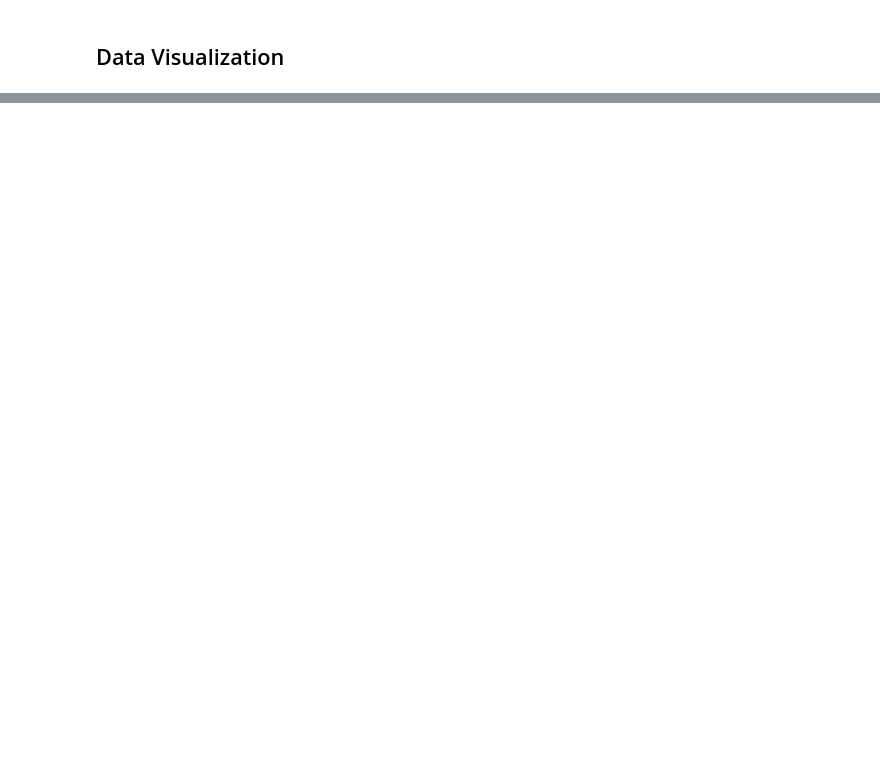
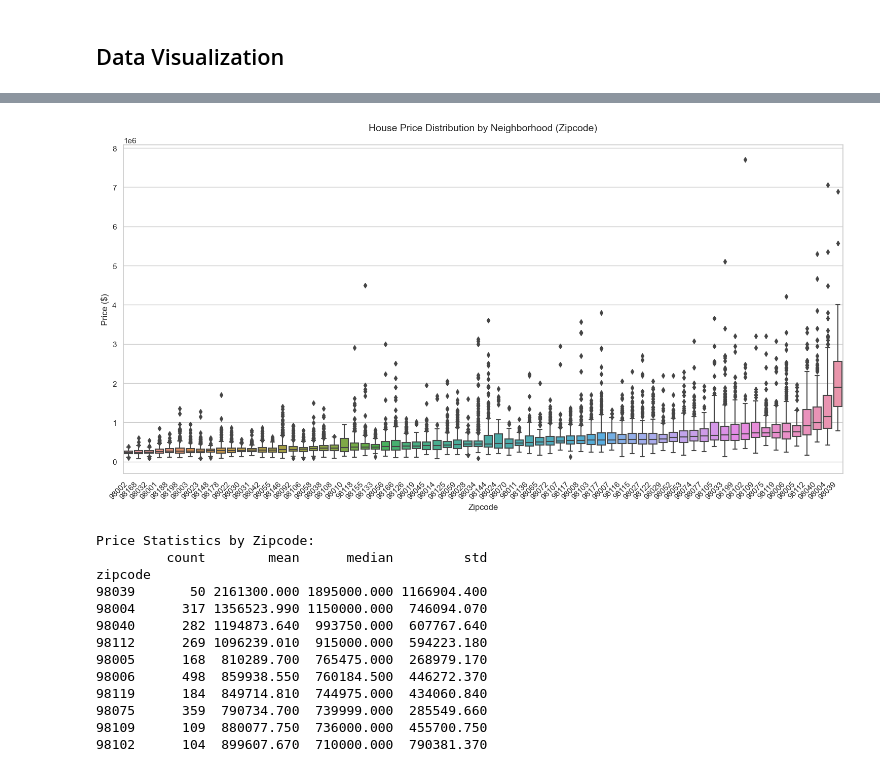
Before and after one commit to S3B3C/EDA-project_Housing, a Jupyter notebook: EDA.ipynb, the cells around one changed output, grey strips where cells are left out. Cells and saved outputs as stored; diff of their text form; code cells hidden in the pictures; blank space fills up the shorter version.

```diff
--- a/EDA.ipynb
+++ b/EDA.ipynb
@@ -726,0 +818,48 @@ OSError: 'seaborn' is not a valid package style, path of style file, URL of styl
+# %%
+# Create figure with larger size for better readability
+plt.figure(figsize=(15, 8))
+
+# Create boxplot showing price distribution by zipcode
+sns.boxplot(data=df_cleaned,
+            x='zipcode',           # X-axis shows different zipcodes
+            y='price',             # Y-axis shows house prices
+            order=df_cleaned.groupby('zipcode')['price'].median().sort_values().index)  # Sort by median price
+
+# Rotate x-axis labels for better readability
+plt.xticks(rotation=45, ha='right')  # Rotate zipcode labels 45 degrees
+
+# Add title and labels with custom formatting
+plt.title('House Price Distribution by Neighborhood (Zipcode)', fontsize=14, pad=20)
+plt.xlabel('Zipcode', fontsize=12)
+plt.ylabel('Price ($)', fontsize=12)
+
+# Adjust layout to prevent label cutoff
+plt.tight_layout()
+
+# Show the plot
+plt.show()
+
+# Print summary statistics by zipcode
+print("\nPrice Statistics by Zipcode:")
+zipcode_stats = df_cleaned.groupby('zipcode')['price'].agg([
+    'count',          # Number of houses in each zipcode
+    'mean',           # Average price
+    'median',         # Median price
+    'std'            # Standard deviation
+]).round(2).sort_values('median', ascending=False).head(10)  # Show top 10 by median price
+print(zipcode_stats)
+# %% [output]
+[figure, added]
+Price Statistics by Zipcode:
+         count        mean      median         std
+zipcode
+98039       50 2161300.000 1895000.000 1166904.400
+98004      317 1356523.990 1150000.000  746094.070
+98040      282 1194873.640  993750.000  607767.640
+98112      269 1096239.010  915000.000  594223.180
+98005      168  810289.700  765475.000  268979.170
+98006      498  859938.550  760184.500  446272.370
+98119      184  849714.810  744975.000  434060.840
+98075      359  790734.700  739999.000  285549.660
+98109      109  880077.750  736000.000  455700.750
+98102      104  899607.670  710000.000  790381.370
```
Also changed, not shown: parts of 24 cells of this notebook, 3 other files.
